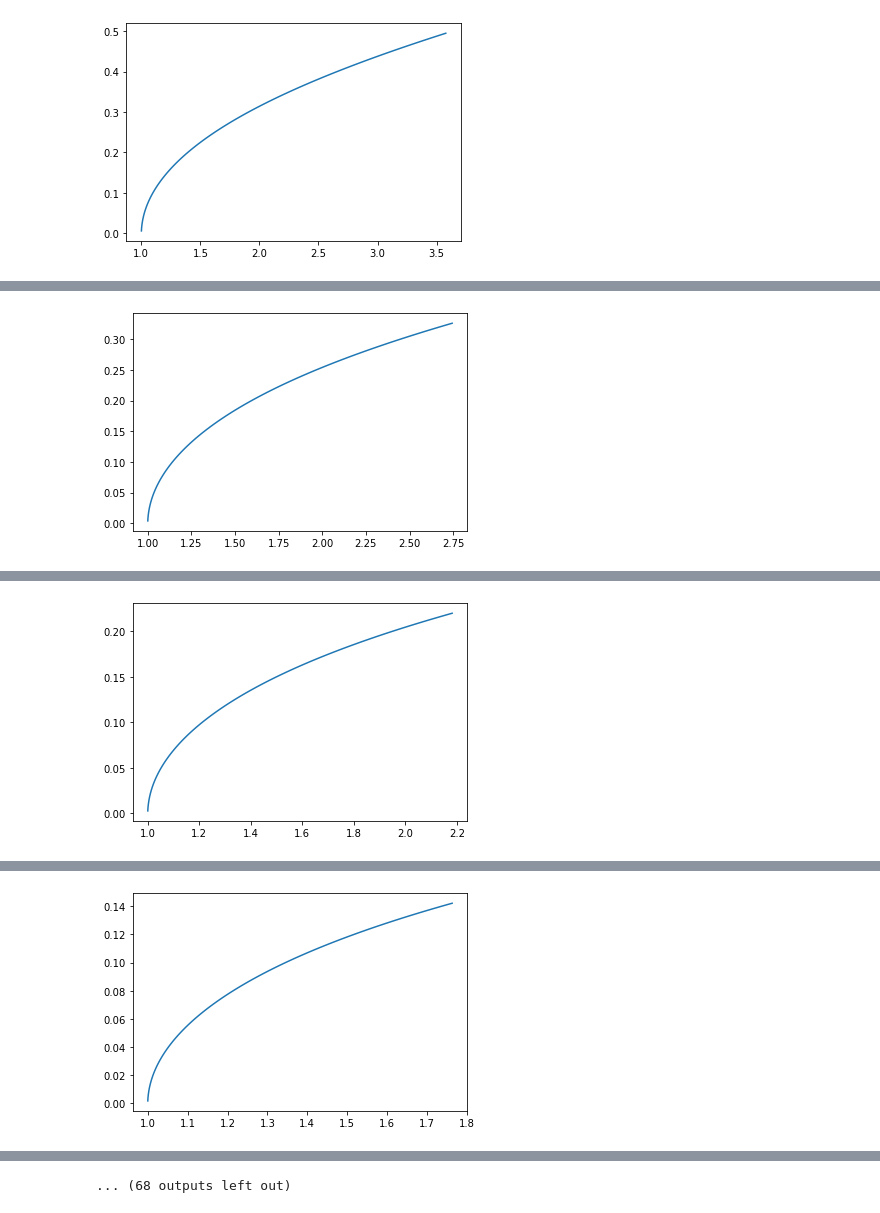
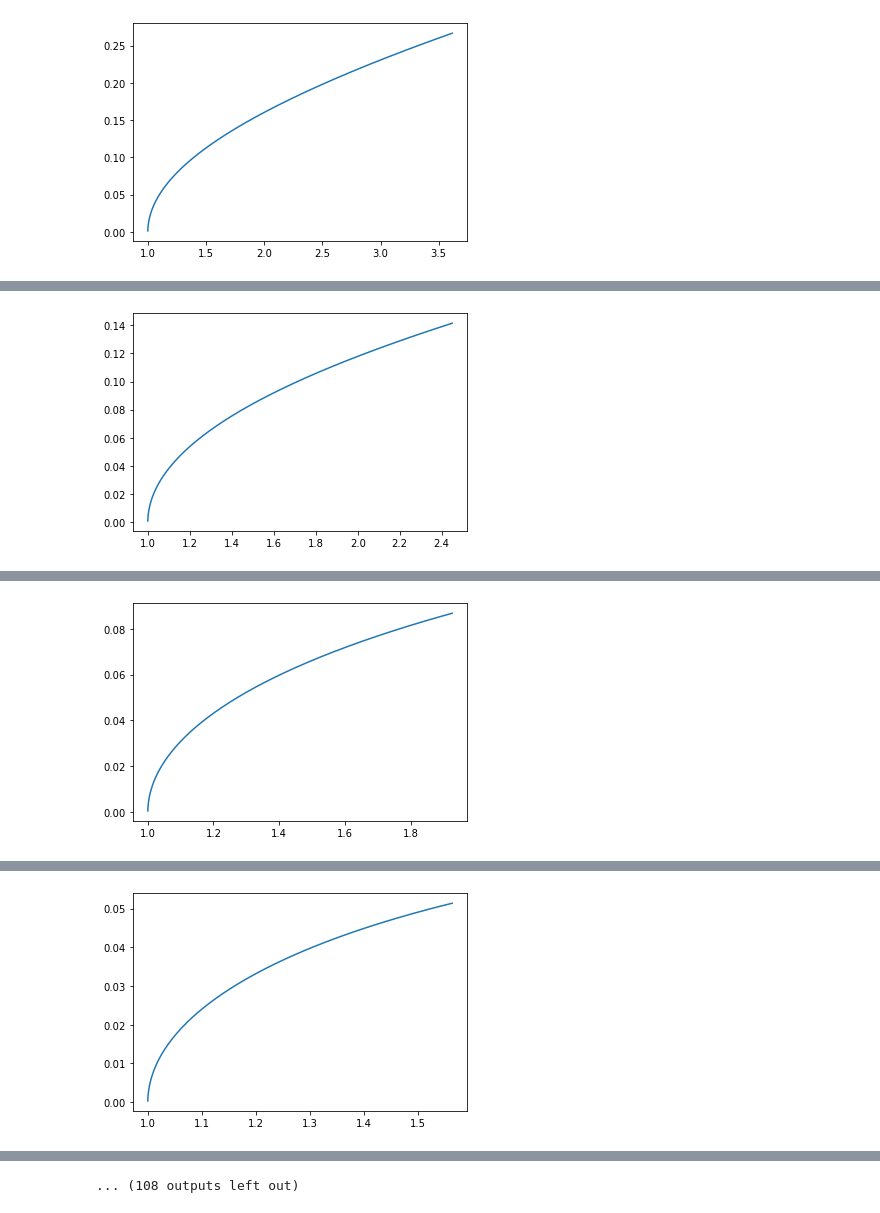
Before and after one commit to StevenCarlson91/Project1, a Jupyter notebook: Untitled.ipynb, the cells around one changed output, grey strips where cells are left out. Cells and saved outputs as stored; diff of their text form; code cells hidden in the pictures.

```diff
--- a/Untitled.ipynb
+++ b/Untitled.ipynb
@@ -137,13 +135,13 @@ class Optimize:
 # %%
 # Now it's time to run the code!
 
-T = 100  # number of time steps
+T = 200  # number of time steps
 dim_input = 2  # state space dimensions
-dim_hidden = 6  # latent dimensions
+dim_hidden = 4  # latent dimensions
 dim_output = 1  # action space dimensions
 d = Dynamics()  # define dynamics
 c = Controller(dim_input, dim_hidden, dim_output)  # define controller
 s = Simulation(c, d, T)  # define simulation
 o = Optimize(s)  # define optimizer
-o.train(40)  # solve the optimization problem
+o.train(60)  # solve the optimization problem
 # %% [output]
@@ -151 +149 @@ o.train(40)  # solve the optimization problem
-[figure, old version]
+[figure, new version]
@@ -153 +151 @@ o.train(40)  # solve the optimization problem
-[figure, old version]
+[figure, new version]
@@ -155 +153 @@ o.train(40)  # solve the optimization problem
-[figure, old version]
+[figure, new version]
@@ -157 +155 @@ o.train(40)  # solve the optimization problem
-[figure, old version]
+[figure, new version]
@@ -162 +160 @@ o.train(40)  # solve the optimization problem
-... (68 outputs left out)
+... (108 outputs left out)
```
Also changed, not shown: parts of 5 cells of this notebook.
